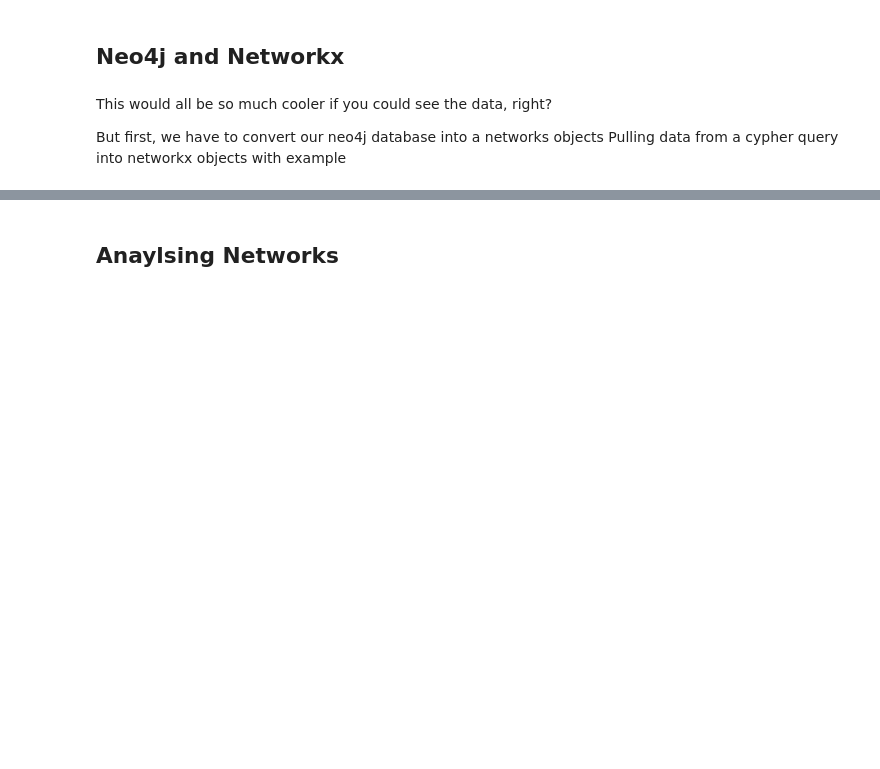
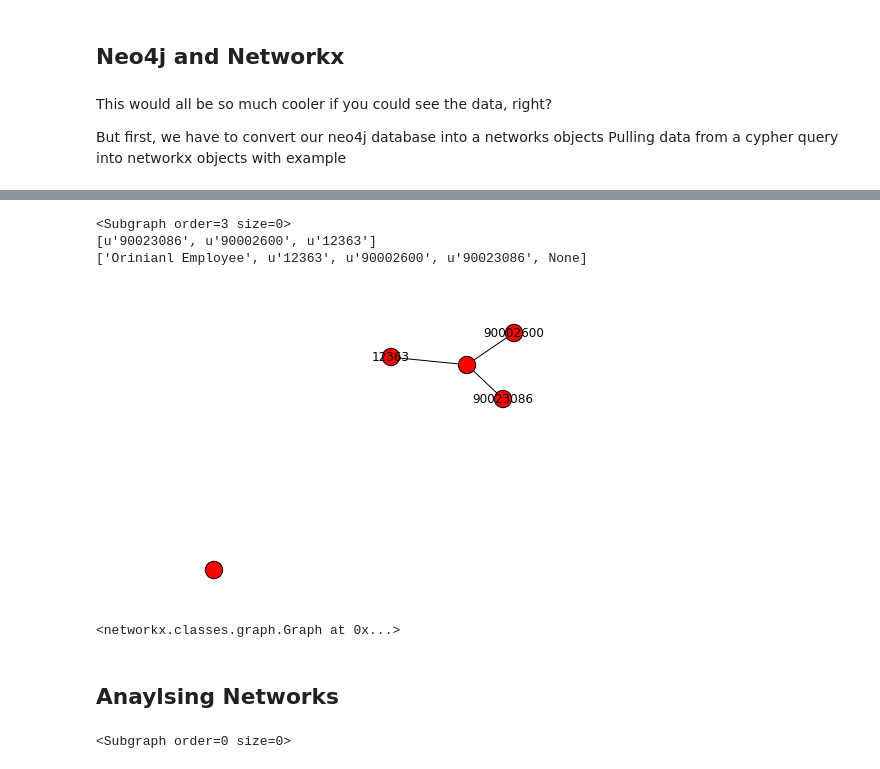
Before and after one commit to American-Institutes-for-Research/dsaa-cssip-big-data-workbooks, a Jupyter notebook: 06. Networks/networks_exercise.ipynb, the cells around one changed output, grey strips where cells are left out. Drawn from its saved outputs; the diff is of its cells as text; code cells hidden in the pictures; blank space fills up the shorter version.

```diff
--- a/06. Networks/networks_exercise.ipynb
+++ b/06. Networks/networks_exercise.ipynb
@@ -355,2 +480,56 @@ def neo_to_networkx(some):
+# %%
+def employee_peers():
+    """
+
+    """
+    # Collect Employees that worked with that Employee
+
+    peer_employees = graph_db.cypher.execute("MATCH (n {employeeid:'704'}) -[r:worked_with] -> (b) RETURN b;")
+    subgraph = graph_db.cypher.execute("MATCH (n {employeeid:'704'}) -[r:worked_with] -> (b) RETURN b;").to_subgraph()
+    num_peer_employees = peer_employees.to_subgraph().order
+    print subgraph
+
+    # Convert that RecordList to a list object
+    peer_employees = recordlist_to_list(peer_employees, "employeeid", num_peer_employees)
+    print peer_employees
+
+    # Create the Networkx Graph
+    G=nx.Graph()
+
+    # Distonarys to contain and labels
+    custom_labels     = {}
+
+    # I know that there is one employee that is the connector between all these other employees,
+    # so ill create a dummby node to represent them
+    origin_employee = G.add_node("Orinianl Employee")
+
+    # Create that employee's peers
+    for employee in peer_employees:
+        G.add_node(employee)
+        custom_labels[employee] = str(employee)
+        # We know this employee worked with the origin emplyee, so lets connect them
+        G.add_edge(employee, origin_employee)
+
+
+    # Draw and Display the Plot
+    print G.nodes()
+    nx.draw(G, labels=custom_labels)
+    plt.show()
+
+    Return the Graph Object
+    return G
+
+
+employee_peers()
+# %% [output]
+<Subgraph order=3 size=0>
+[u'90023086', u'90002600', u'12363']
+['Orinianl Employee', u'12363', u'90002600', u'90023086', None]
+[figure, added]
+<networkx.classes.graph.Graph at 0x...>
 # %% [markdown]
 ## Anaylsing Networks
+# %%
+graph_db.cypher.execute("MATCH (n {employeeid:'704'}) -[r:worked_with] -> (b) RETURN b.employeeid AS employeeid;").to_subgraph()
+# %% [output]
+<Subgraph order=0 size=0>
```
Also changed, not shown: parts of 13 cells of this notebook, 1 other file.
